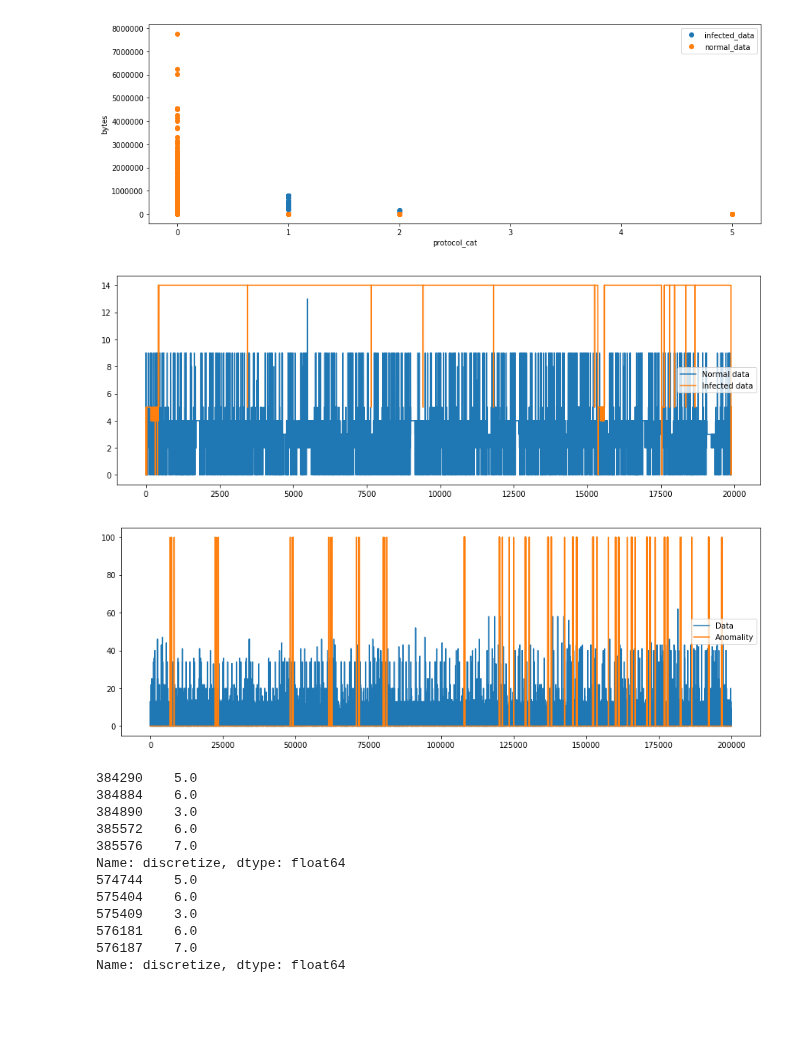
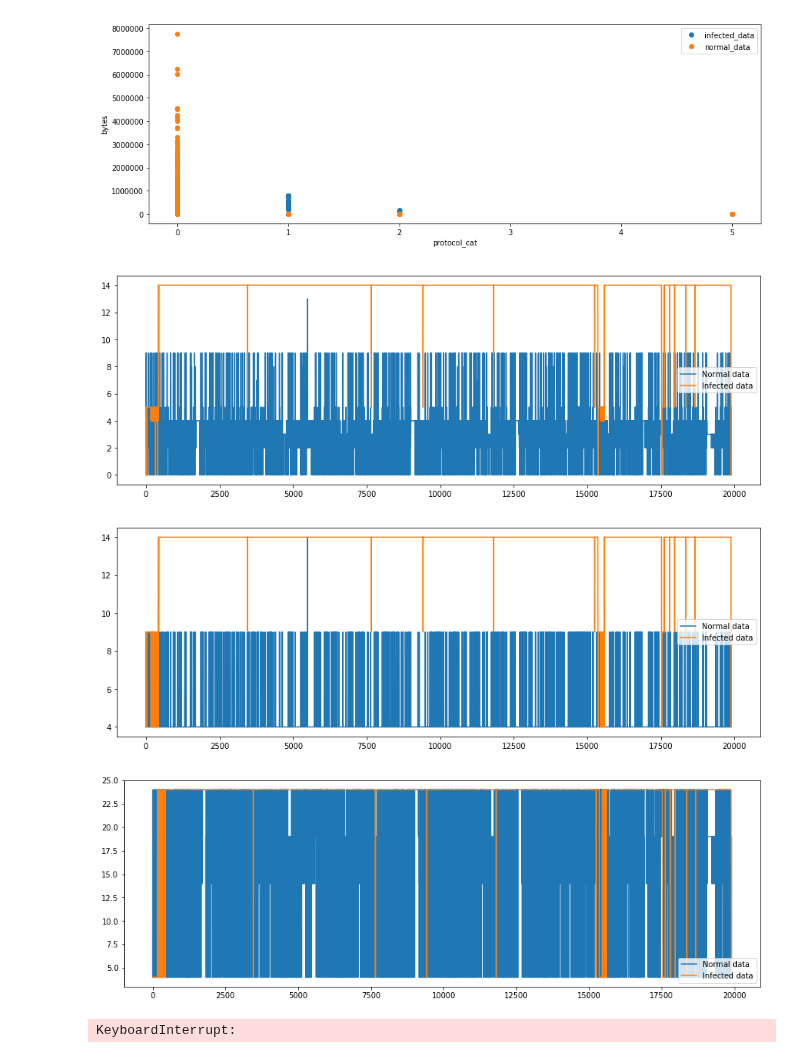
Before and after one commit to R-Graafmans/CDA_CS4035, a Jupyter notebook: Assignment3/Main.ipynb, the cells around one changed output. Cells and saved outputs as stored; diff of their text form; code cells hidden in the pictures; blank space fills up the shorter version.

```diff
--- a/Assignment3/Main.ipynb
+++ b/Assignment3/Main.ipynb
@@ -14,6 +14,8 @@ raw_data10 = pd.read_csv('data/scenario10.labeled', delimiter='\s+')
 def parse_data(raw):
     data = raw
     data['Date'] = data['Date'].map(str) + " " + data['flow']
+    data.sort_values(by='Date', inplace=True)
+    data.drop(['Date'], axis=1, inplace=True)
 
     src_ip_port = data['Prot'].map(str).str.split(':', n=1, expand = True)
     dst_ip_port = data['IP'].map(str).str.split(':', n=1, expand = True)
@@ -23,8 +25,7 @@ def parse_data(raw):
     data['dst_port'] = dst_ip_port[1]
 
     data.drop(['flow', 'Src','Packets', 'Bytes', 'Flows', 'Prot', 'IP', 'Label', 'Labels'], axis=1, inplace=True)
-    data.rename(columns={'start':'duration', 'Date':'start','Durat':'protocol', 'Addr:Port':'flags', 'Dst':'tos', 'IP.1':'packets', 'Addr:Port.1':'bytes', 'Flags':'flows', 'Tos':'label'}, inplace=True)
-    data.sort_values(by='start', inplace=True)
+    data.rename(columns={'start':'duration','Durat':'protocol', 'Addr:Port':'flags', 'Dst':'tos', 'IP.1':'packets', 'Addr:Port.1':'bytes', 'Flags':'flows', 'Tos':'label'}, inplace=True)
     data['protocol_cat'] = pd.Categorical(data['protocol'], categories=data['protocol'].unique()).codes
     data['label_num'] = data['label'].apply(lambda x: 1 if x == 'Botnet' else 0)
 
@@ -154,28 +152,47 @@ def encode_series(features, num_rows):
     for i in range(0, num_rows):
         encoded.append(encode_netflow(features, i))
     return encoded
-# %%
-limit = min(len(infected_data), len(normal_data))
-
-inf_proto = map_categorical(infected_data, 'protocol')
-inf_byte = map_numerical(infected_data, 'bytes')
-inf_encoded_serie = encode_series([inf_proto,inf_byte], limit)
-
-norm_proto = map_categorical(normal_data, 'protocol')
-norm_byte = map_numerical(normal_data, 'bytes')
-norm_encoded_serie = encode_series([norm_proto,norm_byte], limit)
-# %%
-plt.figure(figsize=(15,5))
-plt.plot(norm_encoded_serie, label="Normal data")
-plt.plot(inf_encoded_serie, label="Infected data")
-plt.legend()
-plt.show()
-# %% [output]
-[figure, removed]
+# %%
+def test_netflows(feature1, feature2, cat1 = False, cat2 = False):
+    limit = min(len(infected_data), len(normal_data))
+
+    if cat1:
+        inf_feat1 = map_categorical(infected_data, feature1)
+        norm_feat1 = map_categorical(normal_data, feature1)
+    else:
+        inf_feat1 = map_numerical(infected_data, feature1)
+        norm_feat1 = map_numerical(normal_data, feature1)
+
+    if cat2:
+        inf_feat2 = map_categorical(infected_data, feature2)
+        norm_feat2 = map_categorical(normal_data, feature2)
+    else:
+        inf_feat2 = map_numerical(infected_data, feature2)
+        norm_feat2 = map_numerical(normal_data, feature2)
+
+    inf_encoded_serie = encode_series([inf_feat1,inf_feat2], limit)
+    norm_encoded_serie = encode_series([norm_feat1,norm_feat2], limit)
+
+    plt.figure(figsize=(15,5))
+    plt.plot(norm_encoded_serie, label="Normal data")
+    plt.plot(inf_encoded_serie, label="Infected data")
+    plt.legend()
+    plt.show()
+
+test_netflows('protocol', 'bytes', cat1 = True)
+test_netflows('protocol', 'packets', cat1 = True)
+test_netflows('bytes', 'packets')
+test_netflows('', 'packets')
+# %% [output]
+[figure, added]
+[figure, added]
+[figure, added]
 # %%
 all_proto = map_categorical(data10, 'protocol')
 all_byte = map_numerical(data10, 'bytes')
 all_encoded_serie = encode_series([all_proto,all_byte], len(data10))
+# %% [output]
+KeyboardInterrupt:
 # %%
 start = 700000
 end = 800000
@@ -184,8 +201,6 @@ plt.plot(all_encoded_serie[start:end], label="Data")
 plt.plot(range(0, end-start), data10['label_num'][start:end]*100, label="Anomality")
 plt.legend()
 plt.show()
-# %% [output]
-[figure, removed]
 # %%
 # prepare for sliding window
 hosts = infected_ip + normal_ip
@@ -194,16 +209,3 @@ data10['discretize'] = all_encoded_serie
 
 for ip in hosts:
     print(data10[data10['src_ip']==ip]['discretize'].head())
-# %% [output]
-384290    5.0
-384884    6.0
-384890    3.0
-385572    6.0
-385576    7.0
-Name: discretize, dtype: float64
-574744    5.0
-575404    6.0
-575409    3.0
-576181    6.0
-576187    7.0
-Name: discretize, dtype: float64
```
Also changed, not shown: parts of 1 cell of this notebook.
